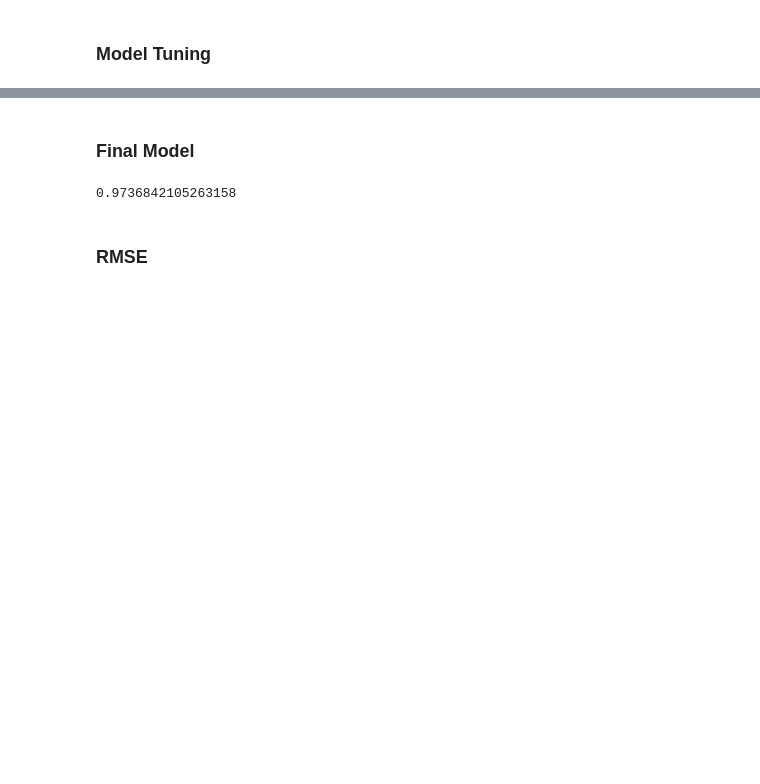
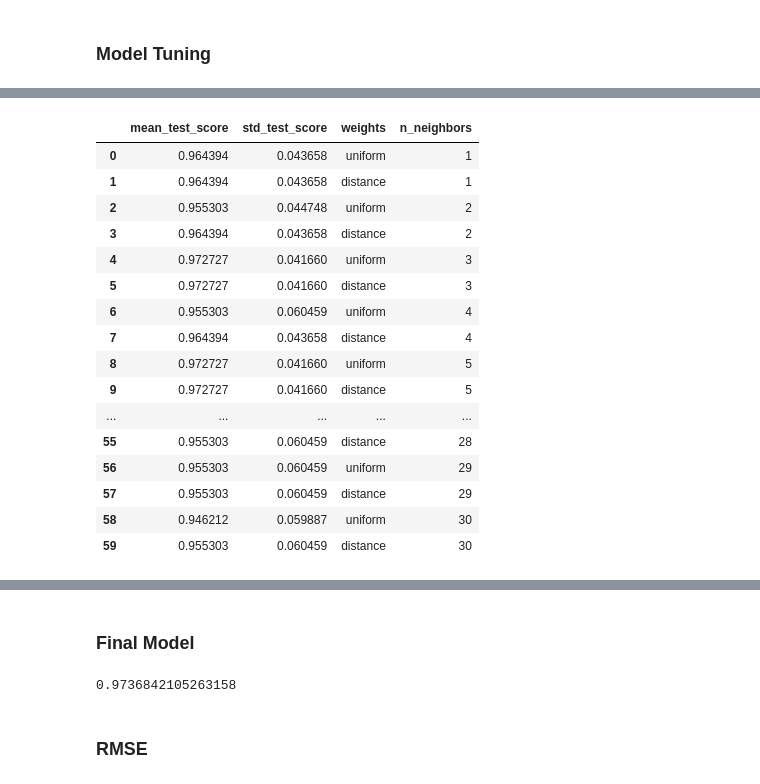
Before and after one commit to cgimenes/ml-studies, a Jupyter notebook: sklearn/knn/iris.ipynb, the cells around one changed output, grey strips where cells are left out. Drawn from its saved outputs; the diff is of its cells as text; code cells hidden in the pictures; blank space fills up the shorter version.

```diff
--- a/sklearn/knn/iris.ipynb
+++ b/sklearn/knn/iris.ipynb
@@ -230,0 +239,24 @@ _ = sns.lineplot(x=scores[:, 0], y=scores[:, 1])
+# %%
+search_results = pd.DataFrame(grid.cv_results_)[['mean_test_score', 'std_test_score', 'params']]
+search_results["weights"] = search_results["params"].apply(lambda x: x["weights"])
+search_results["n_neighbors"] = search_results["params"].apply(lambda x: x["n_neighbors"])
+search_results.drop(columns="params", inplace=True)
+search_results
+# %% [output]
+|  | mean_test_score | std_test_score | weights | n_neighbors |
+| 0 | 0.964394 | 0.043658 | uniform | 1 |
+| 1 | 0.964394 | 0.043658 | distance | 1 |
+| 2 | 0.955303 | 0.044748 | uniform | 2 |
+| 3 | 0.964394 | 0.043658 | distance | 2 |
+| 4 | 0.972727 | 0.041660 | uniform | 3 |
+| 5 | 0.972727 | 0.041660 | distance | 3 |
+| 6 | 0.955303 | 0.060459 | uniform | 4 |
+| 7 | 0.964394 | 0.043658 | distance | 4 |
+| 8 | 0.972727 | 0.041660 | uniform | 5 |
+| 9 | 0.972727 | 0.041660 | distance | 5 |
+| ... | ... | ... | ... | ... |
+| 55 | 0.955303 | 0.060459 | distance | 28 |
+| 56 | 0.955303 | 0.060459 | uniform | 29 |
+| 57 | 0.955303 | 0.060459 | distance | 29 |
+| 58 | 0.946212 | 0.059887 | uniform | 30 |
+| 59 | 0.955303 | 0.060459 | distance | 30 |
```
Also changed, not shown: parts of 21 cells of this notebook, 2 other files.
